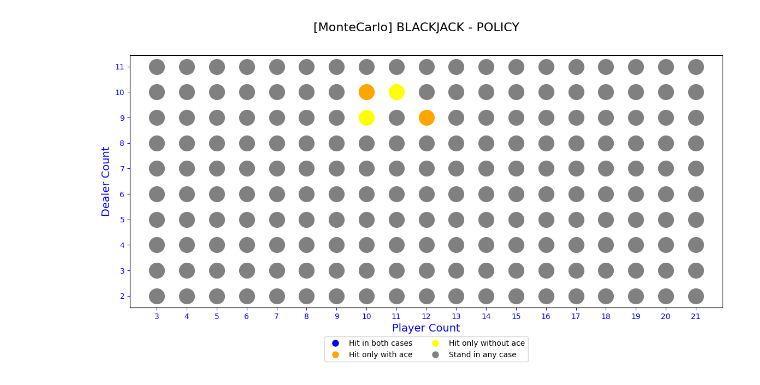
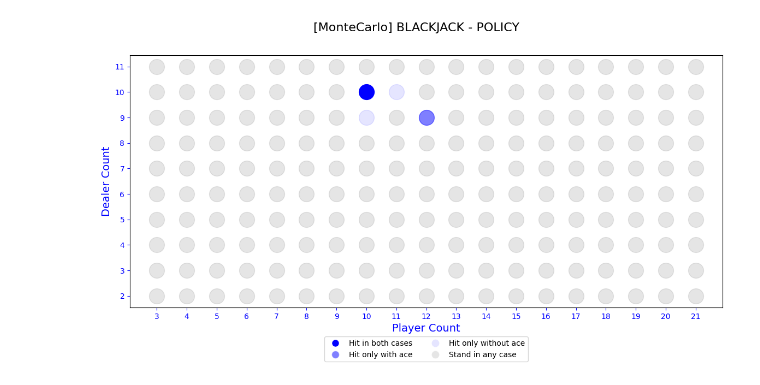
Before and after one commit to lucasll37/RL-BlackJack, a Jupyter notebook: apaga.ipynb, the cells around one changed output. Saved outputs shown, nothing was run; the diff lists cells and outputs as text; code cells hidden in the pictures.

```diff
--- a/apaga.ipynb
+++ b/apaga.ipynb
@@ -16,44 +16,44 @@ def plot_combined_policy_with_legend(push_stand_no_ace, push_hit_no_ace, push_st
 
             if state_no_ace in push_hit_no_ace and state_ace in push_hit_ace:
                 color = 'blue'  # HIT in both cases
-                label = 'Hit in both cases'
+                alpha = 1
             elif state_no_ace not in push_hit_no_ace and state_ace in push_hit_ace:
-                color = 'orange'  # HIT only with ace
-                label = 'Hit only with ace'
+                color = 'blue'  # HIT only with ace
+                alpha = 0.5
             elif state_no_ace in push_hit_no_ace and state_ace not in push_hit_ace:
-                color = 'yellow'  # HIT only without ace
-                label = 'Hit only without ace'
+                color = 'blue'  # HIT only without ace
+                alpha = 0.1
             else:
                 color = 'gray'  # STAND in any case
-                label = 'Stand in any case'
+                alpha = 0.2
 
-            ax.plot(pc, dc, 'o', color=color, markersize=20)
+            ax.plot(pc, dc, 'o', color=color, markersize=20, alpha=alpha)
 
     ax.set_xlabel("Player Count", color="blue", fontsize=14)
     ax.set_ylabel("Dealer Count", color="blue", fontsize=14)
     ax.set_xticks(player_count)
     ax.set_yticks(dealer_count)
     ax.tick_params(axis="x", colors="blue")
     ax.tick_params(axis="y", colors="blue")
 
     # Create custom legend
     legend_elements = [
-        plt.Line2D([0], [0], marker='o', color='w', markerfacecolor='blue', markersize=10, label='Hit in both cases'),
-        plt.Line2D([0], [0], marker='o', color='w', markerfacecolor='orange', markersize=10, label='Hit only with ace'),
-        plt.Line2D([0], [0], marker='o', color='w', markerfacecolor='yellow', markersize=10, label='Hit only without ace'),
-        plt.Line2D([0], [0], marker='o', color='w', markerfacecolor='gray', markersize=10, label='Stand in any case')
+        plt.Line2D([0], [0], marker='o', color='w', markerfacecolor='blue', markersize=10, alpha=1, label='Hit in both cases'),
+        plt.Line2D([0], [0], marker='o', color='w', markerfacecolor='blue', markersize=10, alpha=0.5, label='Hit only with ace'),
+        plt.Line2D([0], [0], marker='o', color='w', markerfacecolor='blue', markersize=10, alpha=0.1, label='Hit only without ace'),
+        plt.Line2D([0], [0], marker='o', color='w', markerfacecolor='gray', markersize=10, alpha=0.2, label='Stand in any case')
     ]
 
     ax.legend(handles=legend_elements, loc='upper center', bbox_to_anchor=(0.5, -0.1), ncol=2)
 
     plt.show()
 
 # Dados fictícios para teste
 push_stand_no_ace = [(10, 10, 0), (15, 10, 0)]
-push_hit_no_ace = [(10, 9, 0), (11, 10, 0)]
+push_hit_no_ace = [(10, 10, 0), (10, 9, 0), (11, 10, 0)]
 push_stand_ace = [(15, 10, 1), (16, 10, 1)]
 push_hit_ace = [(10, 10, 1), (12, 9, 1)]
 
 plot_combined_policy_with_legend(push_stand_no_ace, push_hit_no_ace, push_stand_ace, push_hit_ace)
 # %% [output]
-[figure, old version]
+[figure, new version]
```
Also changed, not shown: 2 other files.
